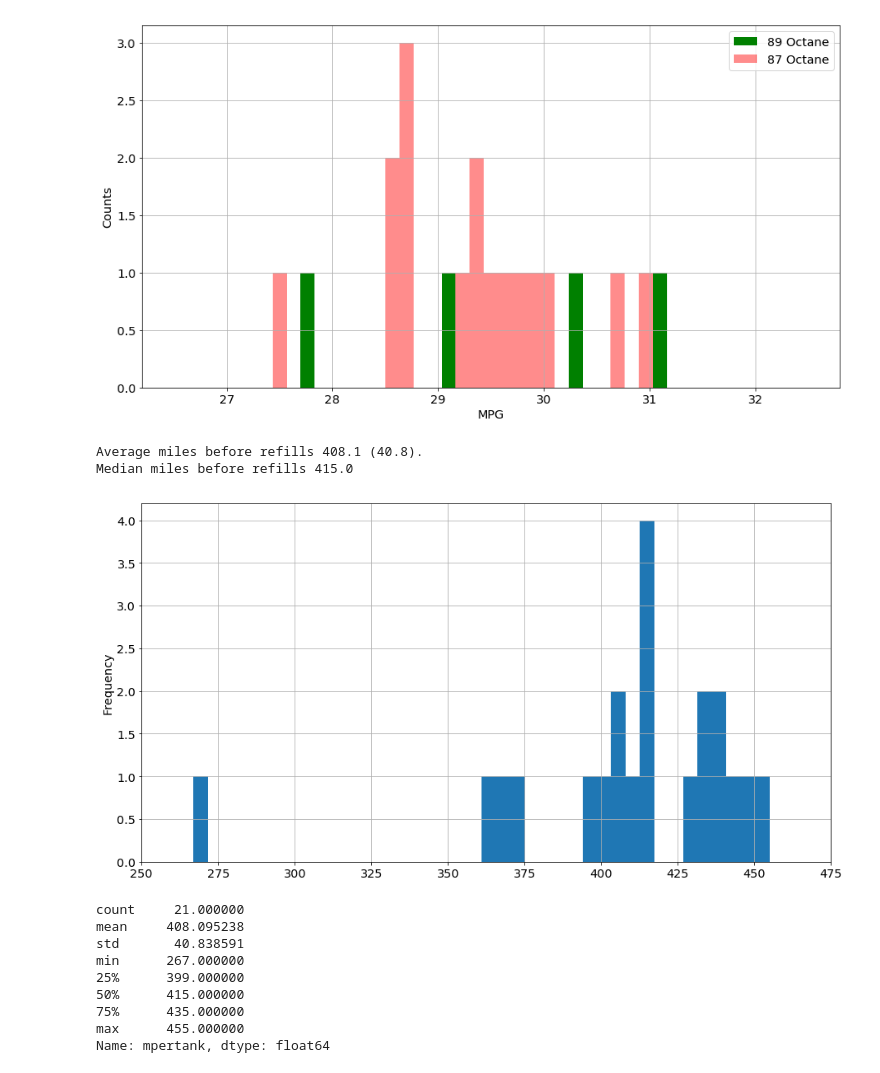
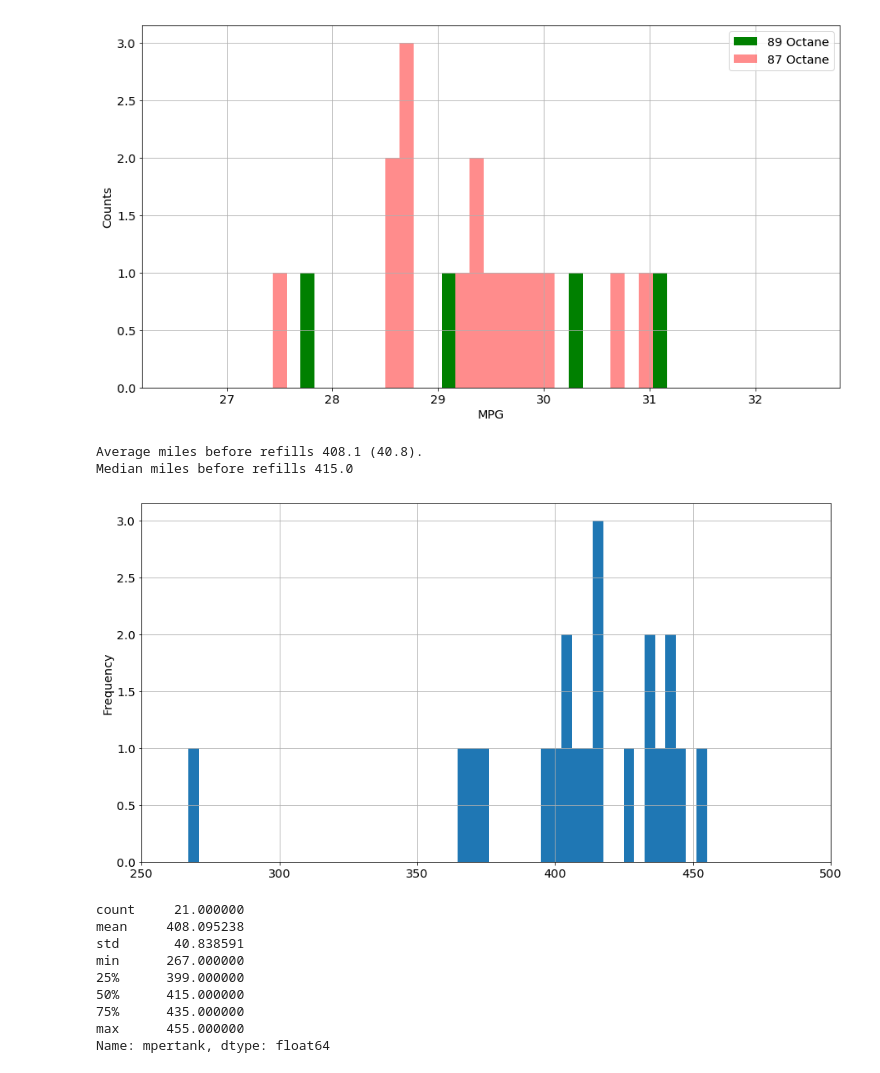
Before and after one commit to angelmanzur/MiniMiles, a Jupyter notebook: Mini_Cooper_Miles.ipynb, the cells around one changed output. Cells and saved outputs as stored; diff of their text form; code cells hidden in the pictures.

```diff
--- a/Mini_Cooper_Miles.ipynb
+++ b/Mini_Cooper_Miles.ipynb
@@ -488,13 +488,13 @@ Mean miles for 89 octane 29.58 mpg 1.46
 Mean miles for 87 octane 29.33 mpg 0.87
 [figure]
 # %%
-gdata[gdata.mpertank>0]['mpertank'].plot.hist(grid=True,bins=40,figsize=(15,8),xlim=(250,475))
+gdata[gdata.mpertank>0]['mpertank'].plot.hist(grid=True,bins=50,figsize=(15,8),xlim=(250,500))
 print('Average miles before refills %1.1f (%1.1f).' %(mean_miles,std_miles))
 print('Median miles before refills %1.1f ' %(median_miles))
 # %% [output]
 Average miles before refills 408.1 (40.8).
 Median miles before refills 415.0
-[figure, old version]
+[figure, new version]
 # %%
 gdata[gdata.mpertank>0]['mpertank'].describe()
 # %% [output]
```
Also changed, not shown: parts of 7 cells of this notebook, 1 other file.
